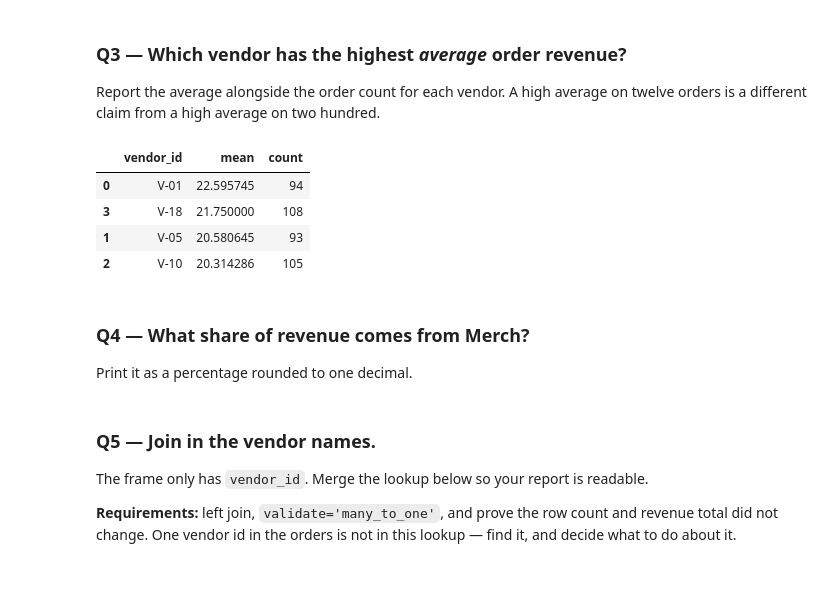
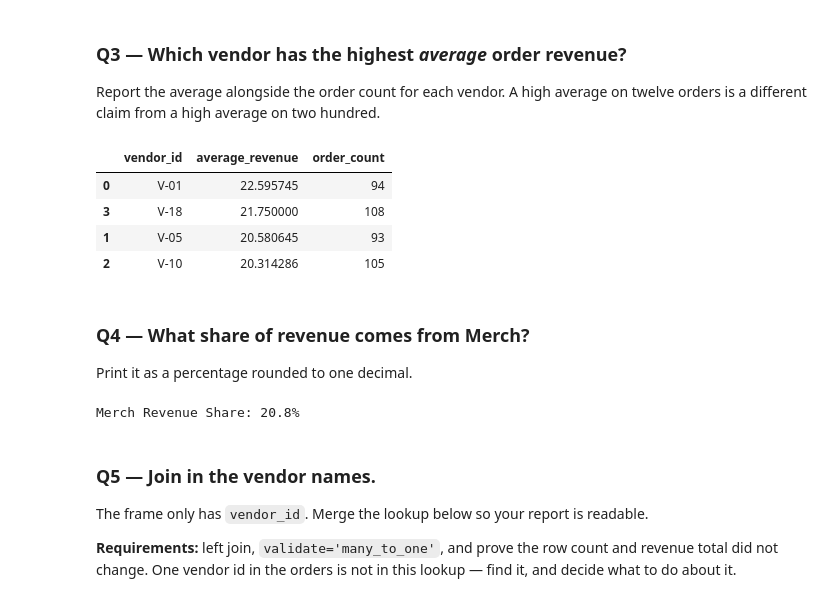
Before and after one commit to simichakravarty16/ds2002-fa26, a Jupyter notebook: notebooks/03-pandas-cleaning/2026-09-18 — Pandas Challenge — Lab.ipynb, the cells around one changed output. Cells and saved outputs as stored; diff of their text form; code cells hidden in the pictures.

Commit message:
Calculated the merch revenue share in Q4

```diff
--- a/notebooks/03-pandas-cleaning/2026-09-18 — Pandas Challenge — Lab.ipynb
+++ b/notebooks/03-pandas-cleaning/2026-09-18 — Pandas Challenge — Lab.ipynb
@@ -66,10 +66,10 @@ categorical_revenue
 
 Report the average alongside the order count for each vendor. A high average on twelve orders is a different claim from a high average on two hundred.
 # %%
-vendor_average = df.groupby('vendor_id', as_index = False)['revenue'].agg(['mean', 'count']).sort_values(by = 'mean', ascending = False)
+vendor_average = df.groupby('vendor_id', as_index = False)['revenue'].agg(['mean', 'count']).sort_values(by = 'mean', ascending = False).rename(columns = {'mean': 'average_revenue', 'count': 'order_count'})
 vendor_average
 # %% [output]
-|  | vendor_id | mean | count |
+|  | vendor_id | average_revenue | order_count |
 | 0 | V-01 | 22.595745 | 94 |
 | 3 | V-18 | 21.750000 | 108 |
 | 1 | V-05 | 20.580645 | 93 |
@@ -79,7 +79,10 @@ vendor_average
 
 Print it as a percentage rounded to one decimal.
 # %%
-# TODO
+merch_revenue = categorical_revenue[categorical_revenue['category'] == 'Merch']['revenue_percentage'].round(1)
+print(f'Merch Revenue Share: {merch_revenue.iloc[0]}%')
+# %% [output]
+Merch Revenue Share: 20.8%
 # %% [markdown]
 ### Q5 — Join in the vendor names.
 
```
Also changed, not shown: parts of 1 cell of this notebook.
